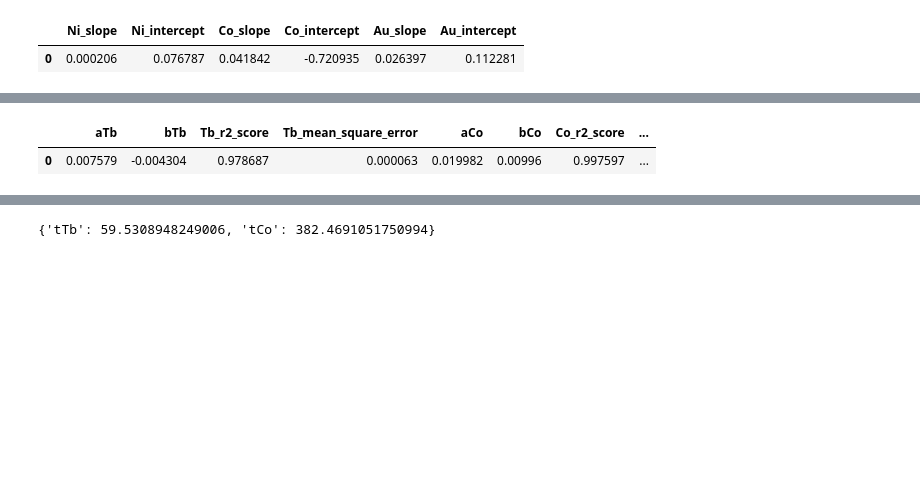
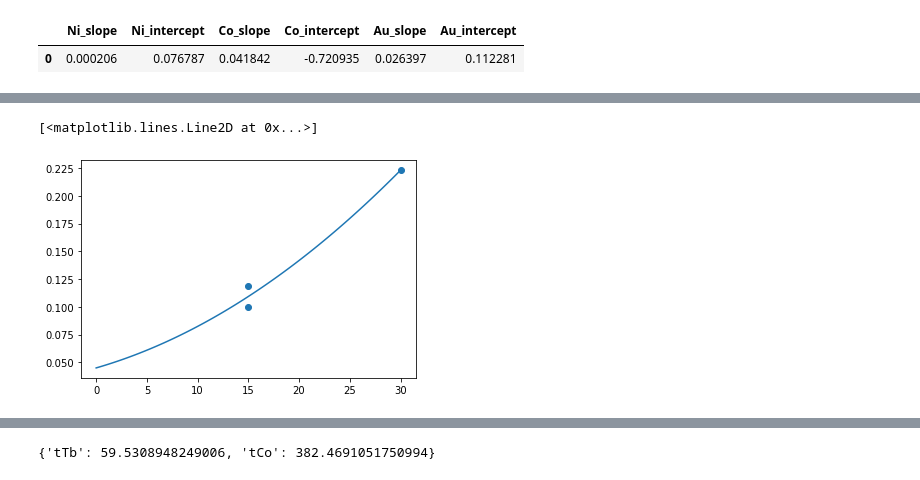
Before and after one commit to LukaszFrackowiak/PhD_work, a Jupyter notebook: Sputtering_calibrations/sputtering_callibration.ipynb, the cells around one changed output, grey strips where cells are left out. Saved outputs shown, nothing was run; the diff lists cells and outputs as text; code cells hidden in the pictures; blank space fills up the shorter version.

```diff
--- a/Sputtering_calibrations/sputtering_callibration.ipynb
+++ b/Sputtering_calibrations/sputtering_callibration.ipynb
@@ -180,5 +192,10 @@ point.line(p1,p2,p3, Pt1, Pt2, Pt3)
 # %%
-point.make_df(p1,p2,p3)
+y = [0.09969071321423723, 0.22305670462468088, 0.1190617896498012]
+x = [15, 30, 15]
+
+plt.scatter(x,y)
+
+plt.plot(np.linspace(0,30,100),np.poly1d(np.polyfit(x,y, deg=2))(np.linspace(0,30,100)))
 # %% [output]
-|  | aTb | bTb | Tb_r2_score | Tb_mean_square_error | aCo | bCo | Co_r2_score | ... |
-| 0 | 0.007579 | -0.004304 | 0.978687 | 0.000063 | 0.019982 | 0.00996 | 0.997597 | ... |
+[<matplotlib.lines.Line2D at 0x...>]
+[figure, added]
```
Also changed, not shown: parts of 4 cells of this notebook.
